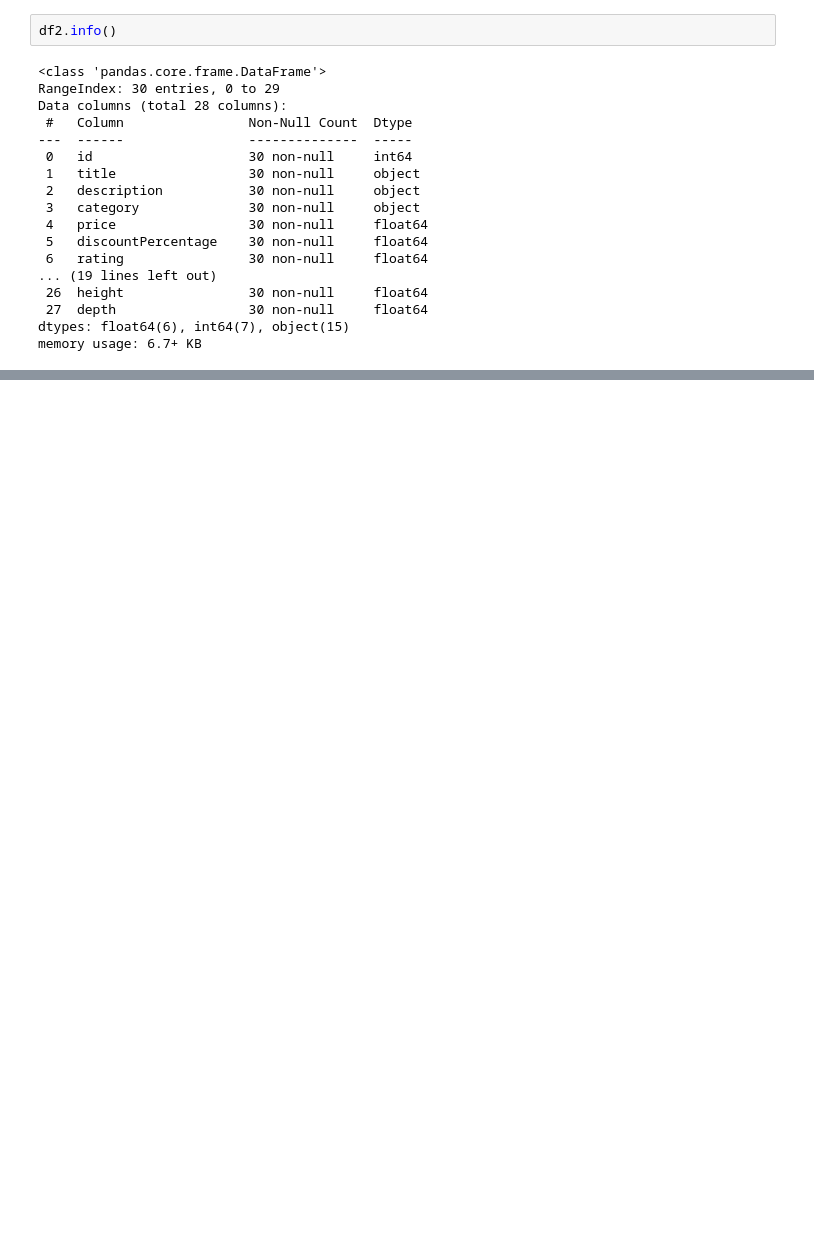
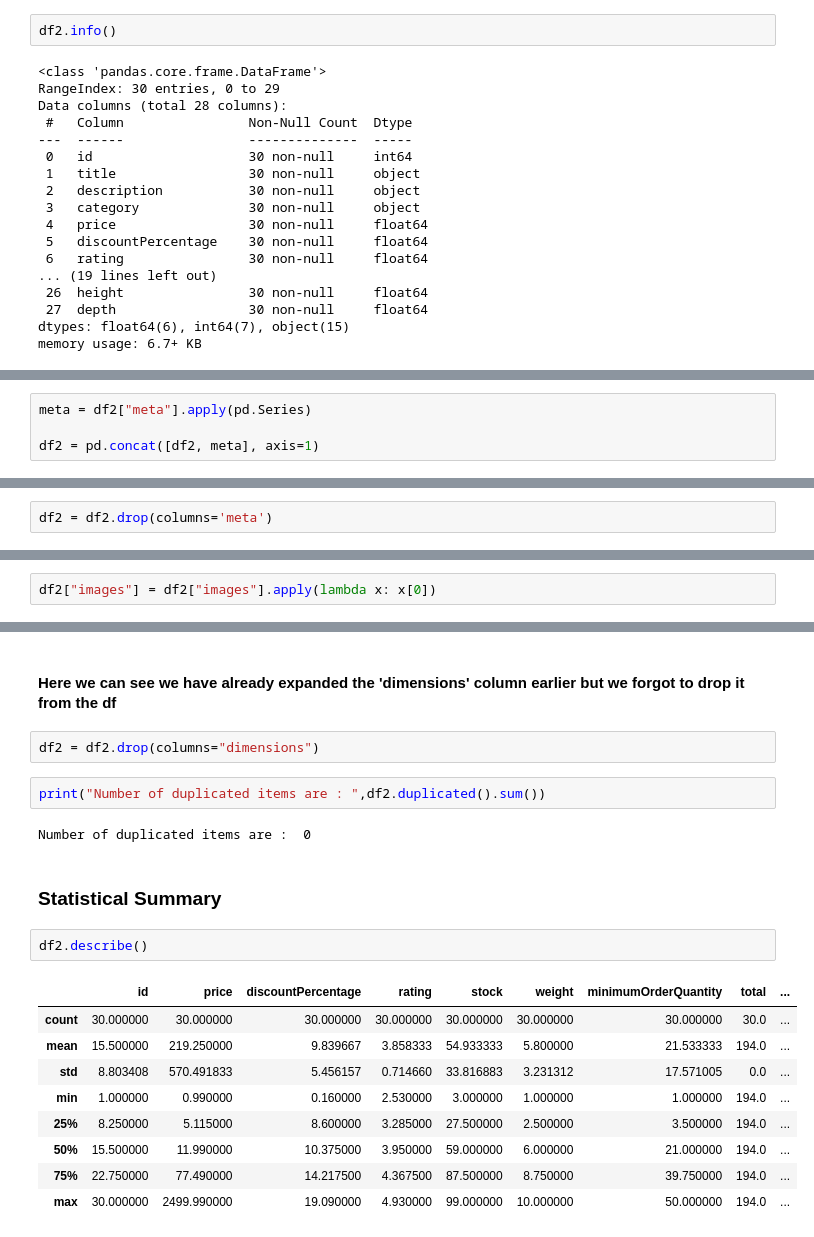
Before and after one commit to theaditya24/COMPLETE-PYTHON-FOR-DATA-ANALYTICS, a Jupyter notebook: API.ipynb, the cells around one changed output, grey strips where cells are left out. Drawn from its saved outputs; the diff is of its cells as text; blank space fills up the shorter version.

```diff
--- a/API.ipynb
+++ b/API.ipynb
@@ -504,0 +725,4 @@ memory usage: 6.7+ KB
+# %%
+meta = df2["meta"].apply(pd.Series)
+
+df2 = pd.concat([df2, meta], axis=1)
@@ -504,0 +731,2 @@ memory usage: 6.7+ KB
+# %%
+df2 = df2.drop(columns='meta')
@@ -504,0 +741,2 @@ memory usage: 6.7+ KB
+# %%
+df2["images"] = df2["images"].apply(lambda x: x[0])
@@ -504,0 +783,22 @@ memory usage: 6.7+ KB
+# %% [markdown]
+#### Here we can see we have already expanded the 'dimensions' column earlier but we forgot to drop it from the df
+# %%
+df2 = df2.drop(columns="dimensions")
+# %%
+print("Number of duplicated items are : ",df2.duplicated().sum())
+# %% [output]
+Number of duplicated items are :  0
+# %% [markdown]
+### Statistical Summary
+# %%
+df2.describe()
+# %% [output]
+|  | id | price | discountPercentage | rating | stock | weight | minimumOrderQuantity | total | ... |
+| count | 30.000000 | 30.000000 | 30.000000 | 30.000000 | 30.000000 | 30.000000 | 30.000000 | 30.0 | ... |
+| mean | 15.500000 | 219.250000 | 9.839667 | 3.858333 | 54.933333 | 5.800000 | 21.533333 | 194.0 | ... |
+| std | 8.803408 | 570.491833 | 5.456157 | 0.714660 | 33.816883 | 3.231312 | 17.571005 | 0.0 | ... |
+| min | 1.000000 | 0.990000 | 0.160000 | 2.530000 | 3.000000 | 1.000000 | 1.000000 | 194.0 | ... |
+| 25% | 8.250000 | 5.115000 | 8.600000 | 3.285000 | 27.500000 | 2.500000 | 3.500000 | 194.0 | ... |
+| 50% | 15.500000 | 11.990000 | 10.375000 | 3.950000 | 59.000000 | 6.000000 | 21.000000 | 194.0 | ... |
+| 75% | 22.750000 | 77.490000 | 14.217500 | 4.367500 | 87.500000 | 8.750000 | 39.750000 | 194.0 | ... |
+| max | 30.000000 | 2499.990000 | 19.090000 | 4.930000 | 99.000000 | 10.000000 | 50.000000 | 194.0 | ... |
```
Also changed, not shown: parts of 46 cells of this notebook.
